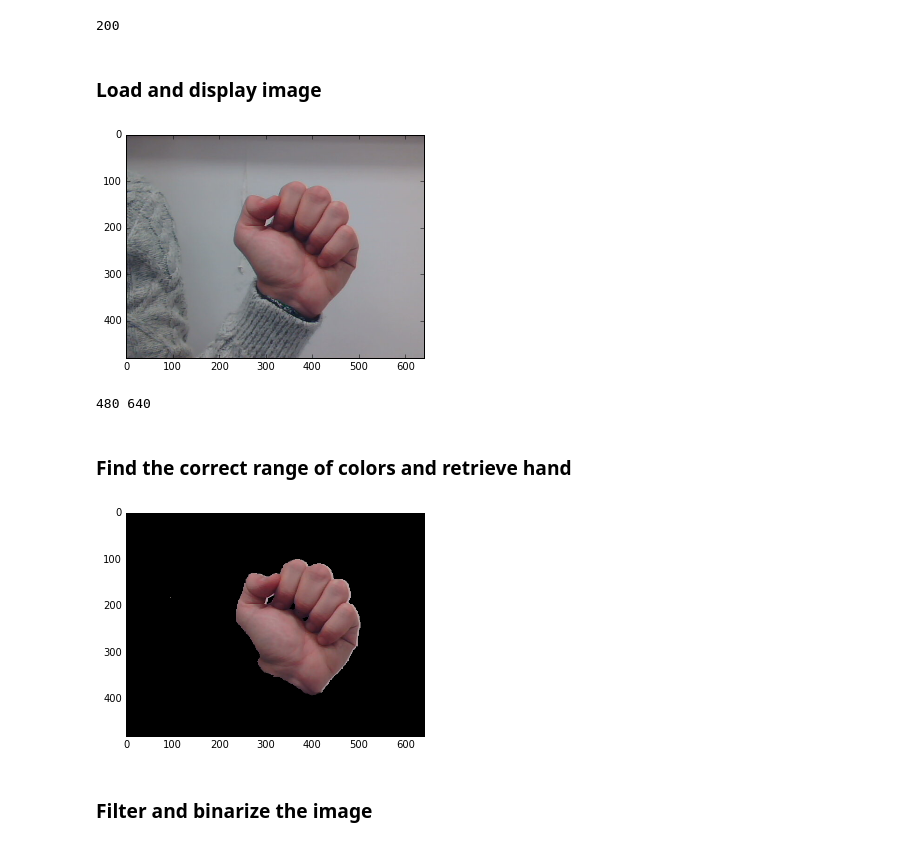
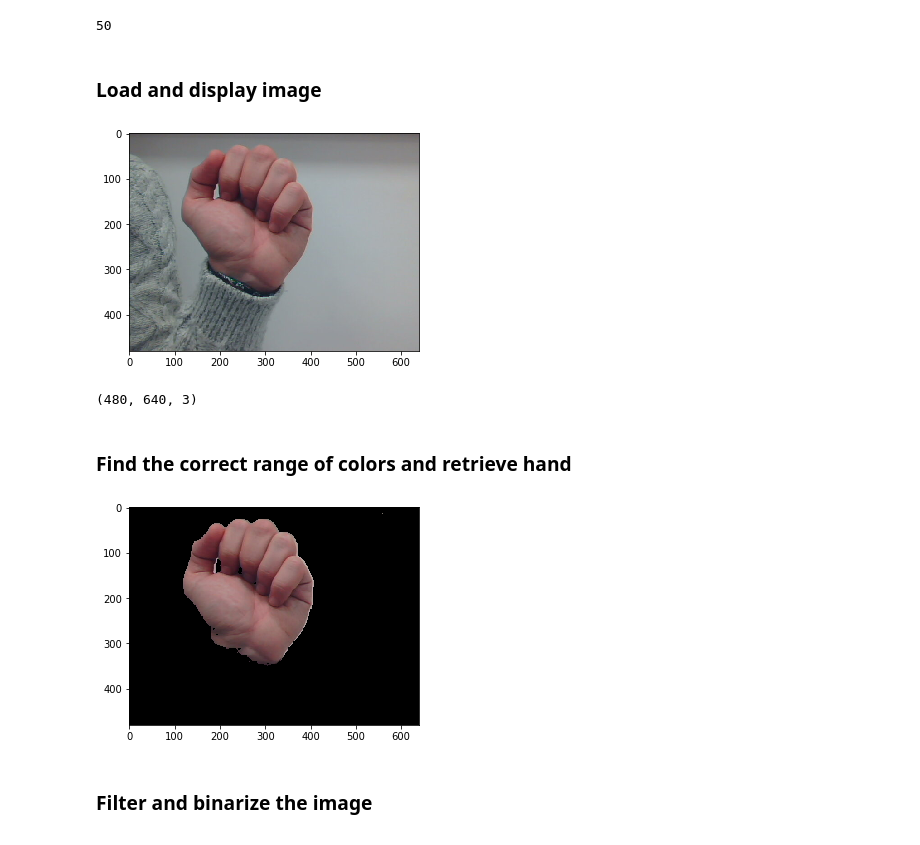
Before and after one commit to hzhucn/gesture_controlled_robot, a Jupyter notebook: Python/fourier_descriptors.ipynb, the cells around one changed output. Drawn from its saved outputs; the diff is of its cells as text; code cells hidden in the pictures.

```diff
--- a/Python/fourier_descriptors.ipynb
+++ b/Python/fourier_descriptors.ipynb
@@ -3,26 +3,31 @@ import cv2
 import scipy
 import numpy as np
 import matplotlib.pyplot as plt
+import math
+import cmath
 from os import listdir
 from os.path import isfile, join
-path = '../DATA/ALL/'
+path = '/Users/anthonypamart/Documents/SIR/EL_ROS/ROBOT_IMAGE_CONTROL/DATA/STOP/'
 files = [path+f for f in listdir(path) if isfile(join(path, f))]
 cv2.__version__
 len(files)
 # %% [output]
-200
+50
 # %% [markdown]
 ### Load and display image
 # %%
-img_bgr = cv2.imread(files[175])
+#img_bgr = cv2.imread('/Users/anthonypamart/Documents/SIR/EL_ROS/ROBOT_IMAGE_CONTROL/DATA/STOP/STOP-000')
+img_bgr = cv2.imread(files[1])
 img_rgb = cv2.cvtColor(img_bgr,cv2.COLOR_BGR2RGB)
 plt.imshow(img_rgb)
 plt.show()
-h,w =img_bgr.shape[:2]
-print(h,w)
+#h,w =img_bgr.shape[:2]
+#print(h,w)
+
+print(img_rgb.shape)
 # %% [output]
-[figure, old version]
+[figure, new version]
-480 640
+(480, 640, 3)
 # %% [markdown]
 ### Find the correct range of colors and retrieve hand
 # %%
@@ -39,7 +44,7 @@ for i in range(len(img_rgb)):
 plt.imshow(img_rgb)
 plt.show()
 # %% [output]
-[figure, old version]
+[figure, new version]
 # %% [markdown]
 ### Filter and binarize the image
 # %%
```
Also changed, not shown: parts of 10 cells of this notebook.
